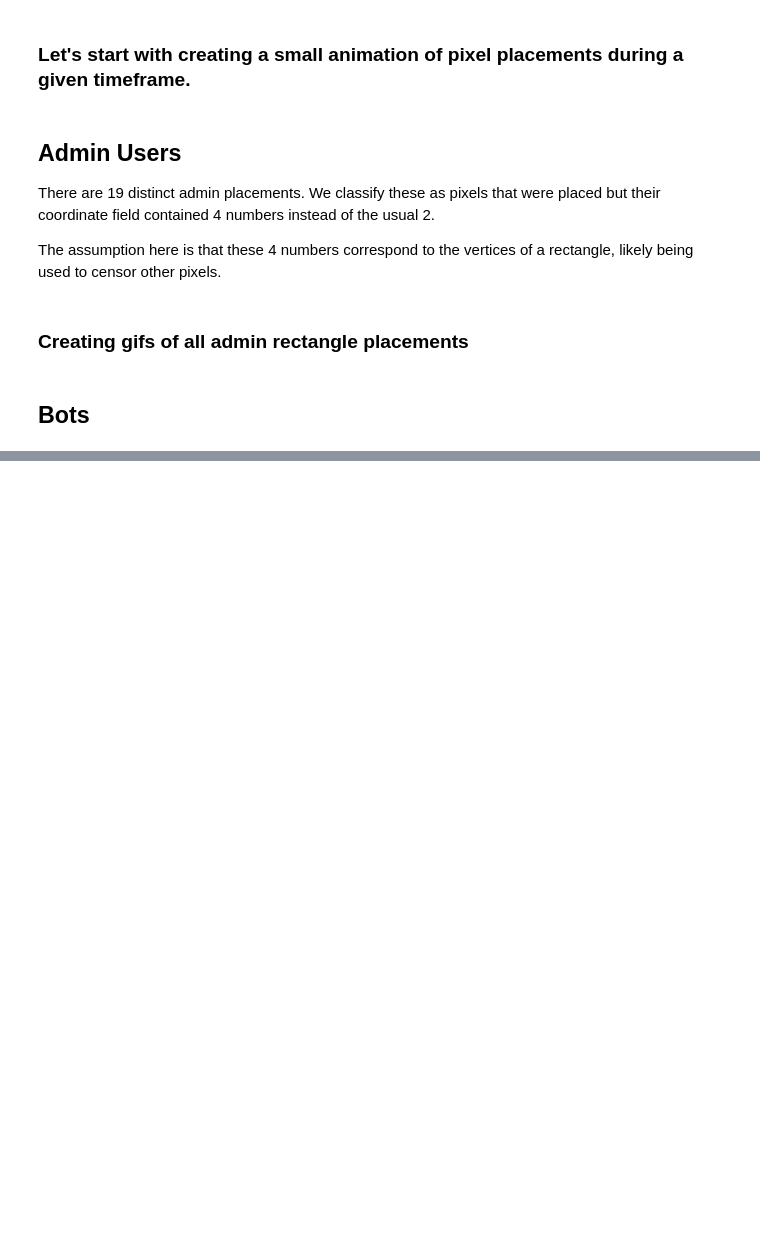
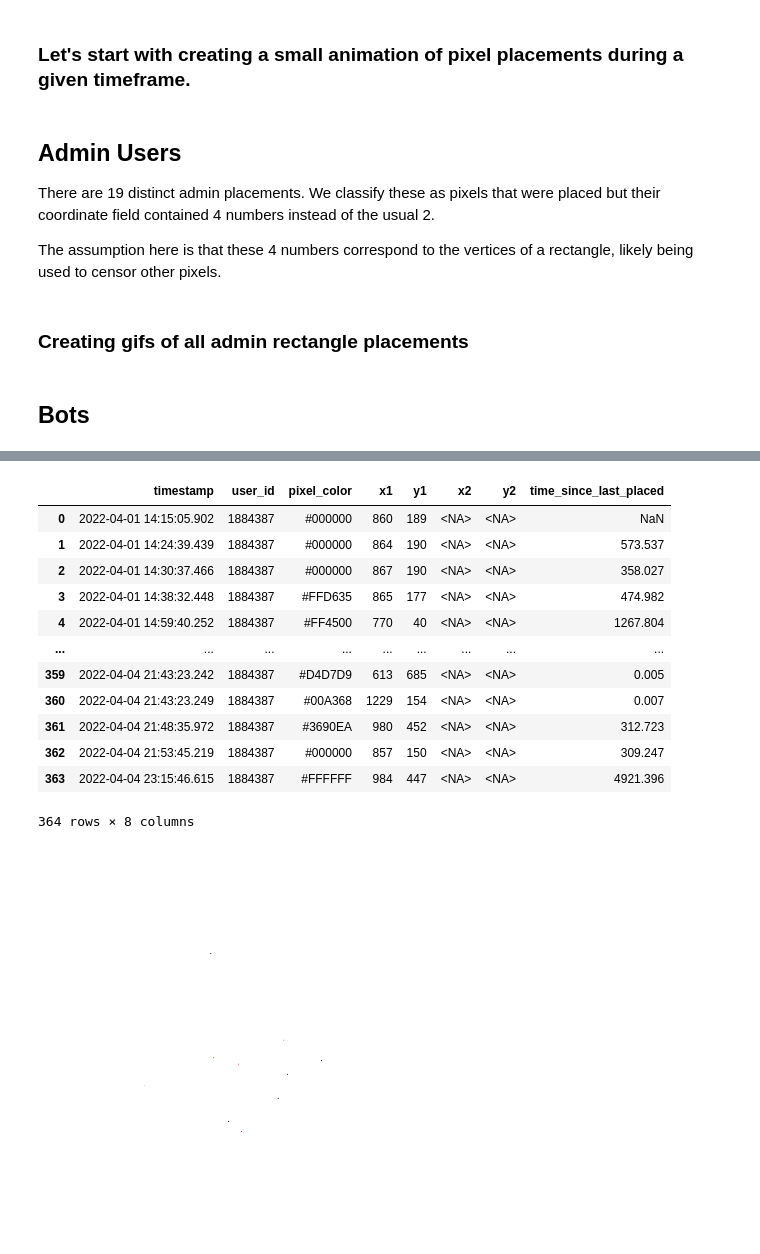
Before and after one commit to Connor-Villanueva/CSC-369, a Jupyter notebook: Week4/explore.ipynb, the cells around one changed output, grey strips where cells are left out. Drawn from its saved outputs; the diff is of its cells as text; code cells hidden in the pictures; blank space fills up the shorter version.

```diff
--- a/Week4/explore.ipynb
+++ b/Week4/explore.ipynb
@@ -298,0 +373,20 @@ createGif(xmin, xmax, ymin, ymax, df, file=f"bot_test_0.gif", fps=30, dt=200)
+# %%
+# createUserGif(1884387, fps=2, dt=500, dr=20)
+createCoordGif(630, 660, fps=30, dt=50, dr=50)
+
+duckdb.query(f"SELECT * FROM '{PARQUET_PATH}' WHERE user_id = 1884387").df()
+# %% [output]
+|  | timestamp | user_id | pixel_color | x1 | y1 | x2 | y2 | time_since_last_placed |
+| 0 | 2022-04-01 14:15:05.902 | 1884387 | #000000 | 860 | 189 | <NA> | <NA> | NaN |
+| 1 | 2022-04-01 14:24:39.439 | 1884387 | #000000 | 864 | 190 | <NA> | <NA> | 573.537 |
+| 2 | 2022-04-01 14:30:37.466 | 1884387 | #000000 | 867 | 190 | <NA> | <NA> | 358.027 |
+| 3 | 2022-04-01 14:38:32.448 | 1884387 | #FFD635 | 865 | 177 | <NA> | <NA> | 474.982 |
+| 4 | 2022-04-01 14:59:40.252 | 1884387 | #FF4500 | 770 | 40 | <NA> | <NA> | 1267.804 |
+| ... | ... | ... | ... | ... | ... | ... | ... | ... |
+| 359 | 2022-04-04 21:43:23.242 | 1884387 | #D4D7D9 | 613 | 685 | <NA> | <NA> | 0.005 |
+| 360 | 2022-04-04 21:43:23.249 | 1884387 | #00A368 | 1229 | 154 | <NA> | <NA> | 0.007 |
+| 361 | 2022-04-04 21:48:35.972 | 1884387 | #3690EA | 980 | 452 | <NA> | <NA> | 312.723 |
+| 362 | 2022-04-04 21:53:45.219 | 1884387 | #000000 | 857 | 150 | <NA> | <NA> | 309.247 |
+| 363 | 2022-04-04 23:15:46.615 | 1884387 | #FFFFFF | 984 | 447 | <NA> | <NA> | 4921.396 |
+364 rows × 8 columns
+[figure, added]
```
Also changed, not shown: parts of 5 cells of this notebook, 5 other files.
